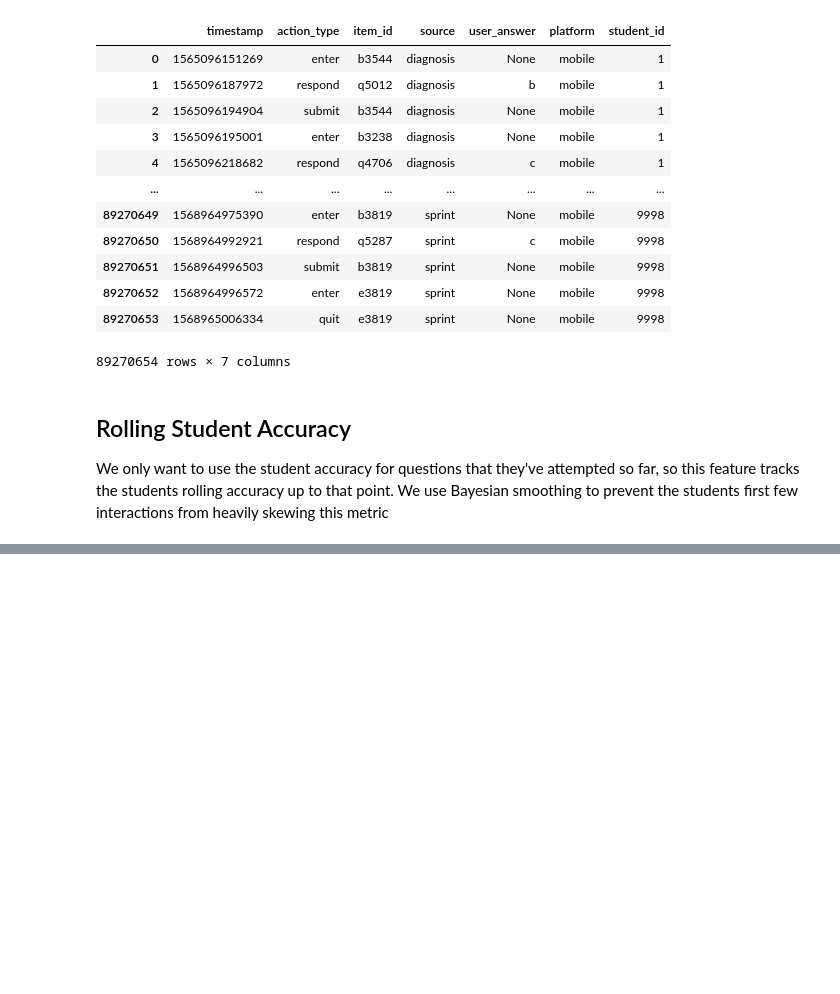
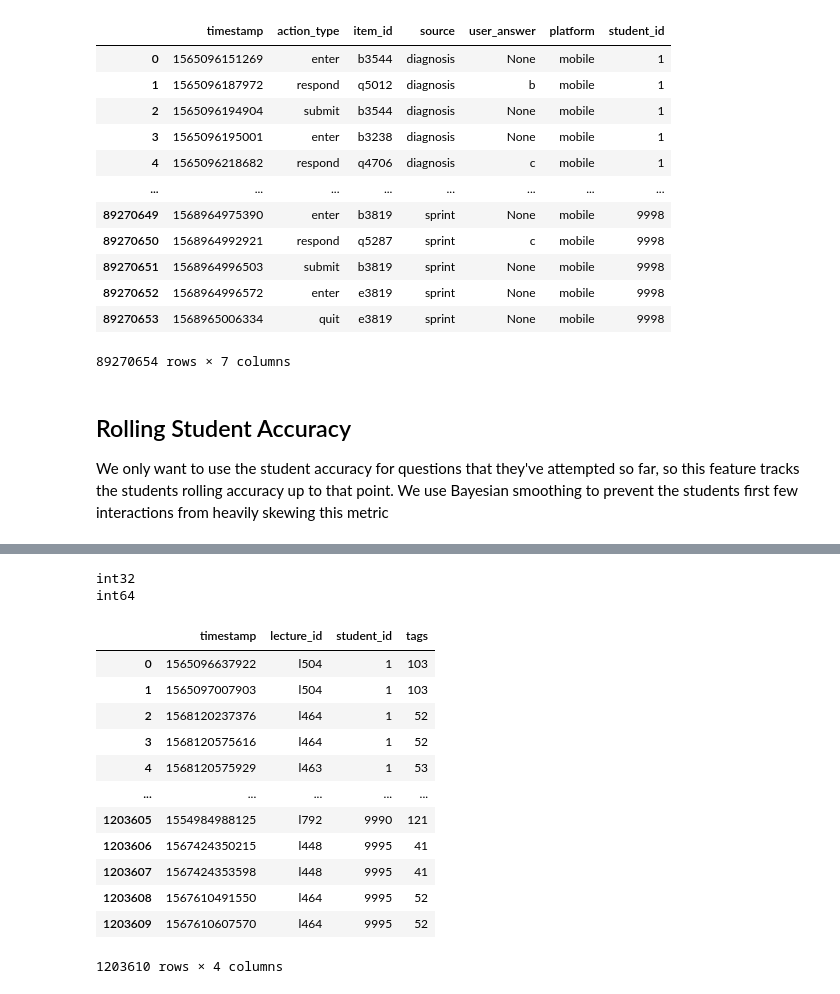
Before and after one commit to bbelandr/MachineLearningProject, a Jupyter notebook: feature_eng.ipynb, the cells around one changed output, grey strips where cells are left out. Saved outputs shown, nothing was run; the diff lists cells and outputs as text; code cells hidden in the pictures; blank space fills up the shorter version.

Commit message:
Updated For Implementing Watched Lecture Feature
Facing issues with machine crashing due to too much data being handled during calculations

```diff
--- a/feature_eng.ipynb
+++ b/feature_eng.ipynb
@@ -168,0 +192,3 @@ final_val_df.write_parquet(r".\Data\final_val_data.parquet")
+# %%
+train_df = pl.read_parquet(rf"./Data/train_data.parquet").to_pandas() # convert from polars to pandas
+val_df = pl.read_parquet(rf"./Data/val_data.parquet").to_pandas()
@@ -168,0 +214,6 @@ final_val_df.write_parquet(r".\Data\final_val_data.parquet")
+# %%
+# read in content data that assoicates lecture_id with tag
+contents_df = pd.read_csv("./Data/contents/lectures.csv")
+contents_df.columns = contents_df.columns.str.strip()
+lec_df = contents_df.drop(['part', 'video_length', 'deployed_at'], axis=1)
+lec_df
@@ -168,0 +234,13 @@ final_val_df.write_parquet(r".\Data\final_val_data.parquet")
+# %%
+file_path = "./Data/KT3/"
+file = "./Data/combined_kt3.parquet"
+
+if not Path(file).exists():
+    result = combine_data(file_path, file)
+    if result: print("combined dataset file created successfuly")
+    else: print("file failed to create")
+else:
+    print("combined_kt3.parquet dataset is present in Data folder")
+
+kt3_df = pl.read_parquet("./Data/combined_kt3.parquet").to_pandas()
+kt3_df
@@ -168,0 +262,10 @@ final_val_df.write_parquet(r".\Data\final_val_data.parquet")
+# %%
+cols_drop = ['action_type', 'source', 'user_answer', 'platform']
+kt3_df.columns = kt3_df.columns.str.strip()
+item_id_df = kt3_df.drop(cols_drop, axis=1)
+
+col_to_filter = 'item_id'
+item_filter = 'l' # used to only capture rows in item_id that start w/ 'l' -> represents interacting with lecture
+item_lec = item_id_df[item_id_df[col_to_filter].str.contains(item_filter, na=False)]
+interact_lec = item_lec.rename(columns={'item_id':'lecture_id'})
+interact_lec
@@ -168,0 +286,29 @@ final_val_df.write_parquet(r".\Data\final_val_data.parquet")
+# %%
+combine_df = interact_lec.merge(lec_df[['lecture_id', 'tags']],
+                                   on='lecture_id',
+                                   how='left')
+
+cols_to_int32 = ['student_id', 'lecture_id']
+
+combine_df['student_id'] = combine_df['student_id'].astype('int32')
+
+print(combine_df['student_id'].dtype)
+print(train_df['student_id'].dtype)
+
+combine_df
+# %% [output]
+int32
+int64
+|  | timestamp | lecture_id | student_id | tags |
+| 0 | 1565096637922 | l504 | 1 | 103 |
+| 1 | 1565097007903 | l504 | 1 | 103 |
+| 2 | 1568120237376 | l464 | 1 | 52 |
+| 3 | 1568120575616 | l464 | 1 | 52 |
+| 4 | 1568120575929 | l463 | 1 | 53 |
+| ... | ... | ... | ... | ... |
+| 1203605 | 1554984988125 | l792 | 9990 | 121 |
+| 1203606 | 1567424350215 | l448 | 9995 | 41 |
+| 1203607 | 1567424353598 | l448 | 9995 | 41 |
+| 1203608 | 1567610491550 | l464 | 9995 | 52 |
+| 1203609 | 1567610607570 | l464 | 9995 | 52 |
+1203610 rows × 4 columns
```
Also changed, not shown: parts of 11 cells of this notebook.
